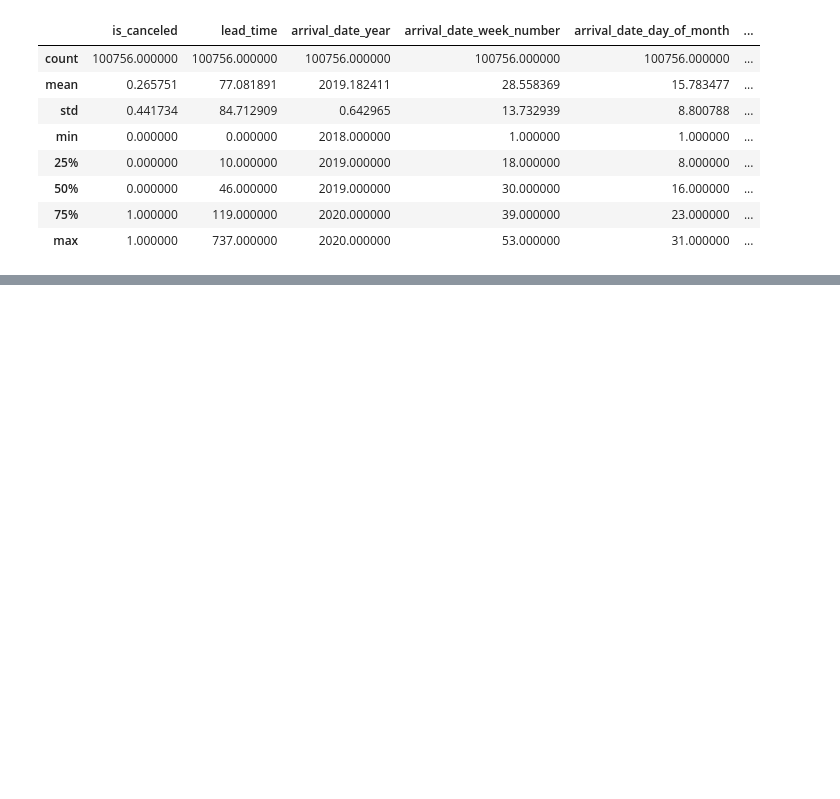
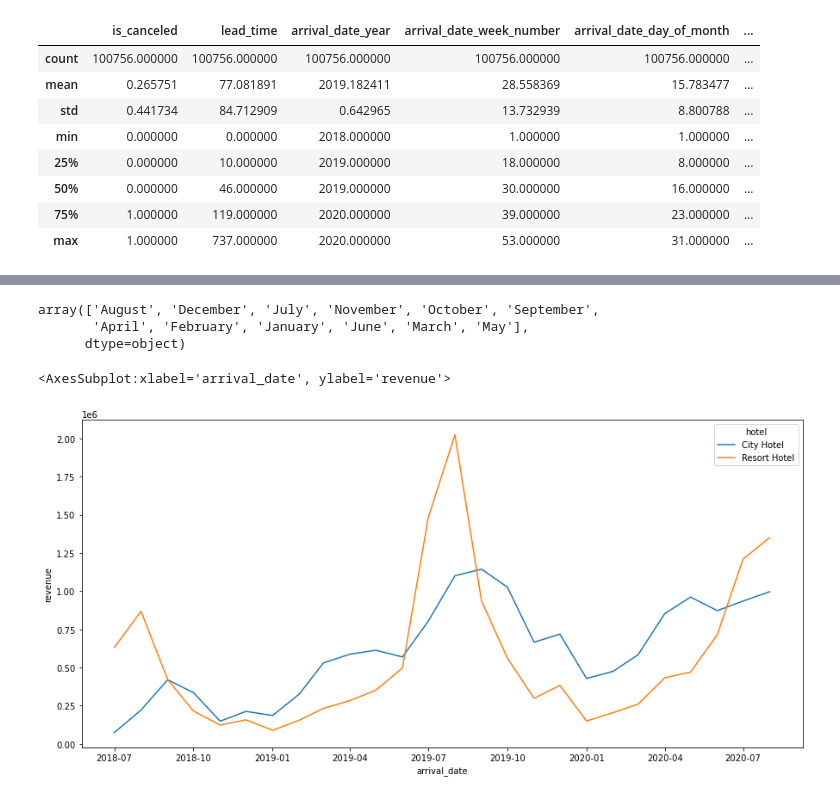
Before and after one commit to IsaiahOsazuwa/hotel_data, a Jupyter notebook: hotel.ipynb, the cells around one changed output, grey strips where cells are left out. Drawn from its saved outputs; the diff is of its cells as text; code cells hidden in the pictures; blank space fills up the shorter version.

```diff
--- a/hotel.ipynb
+++ b/hotel.ipynb
@@ -393,0 +524,4 @@ hotel.describe()
+# %%
+rev_mon = hotel.groupby(['arrival_date_year', 'arrival_date_month','hotel'])['required_car_parking_spaces','revenue'].sum()
+rev_mon = rev_mon.reset_index()
+rev_mon
@@ -393,0 +546,19 @@ hotel.describe()
+# %%
+rev_mon.arrival_date_month.unique()
+# %% [output]
+array(['August', 'December', 'July', 'November', 'October', 'September',
+       'April', 'February', 'January', 'June', 'March', 'May'],
+      dtype=object)
+# %%
+
+mon_map = {'January': 1, 'February': 2, 'March': 3, 'April':4, 'May':5, 'June': 6, 'July': 7, 'August': 8, 'September': 9, 'October': 10, 'November':11,'December':12}
+year =  rev_mon.arrival_date_year
+month = map(lambda x: mon_map[x], rev_mon.arrival_date_month)
+dt = pd.DataFrame({'year': year, 'month':list(month), 'day':1})
+rev_mon['arrival_date'] = pd.to_datetime(dt)
+# %%
+plt.figure(figsize= (15, 7))
+sns.lineplot(data= rev_mon, x = 'arrival_date', y = 'revenue', hue = 'hotel')
+# %% [output]
+<AxesSubplot:xlabel='arrival_date', ylabel='revenue'>
+[figure, added]
```
Also changed, not shown: parts of 24 cells of this notebook, 2 other files.
